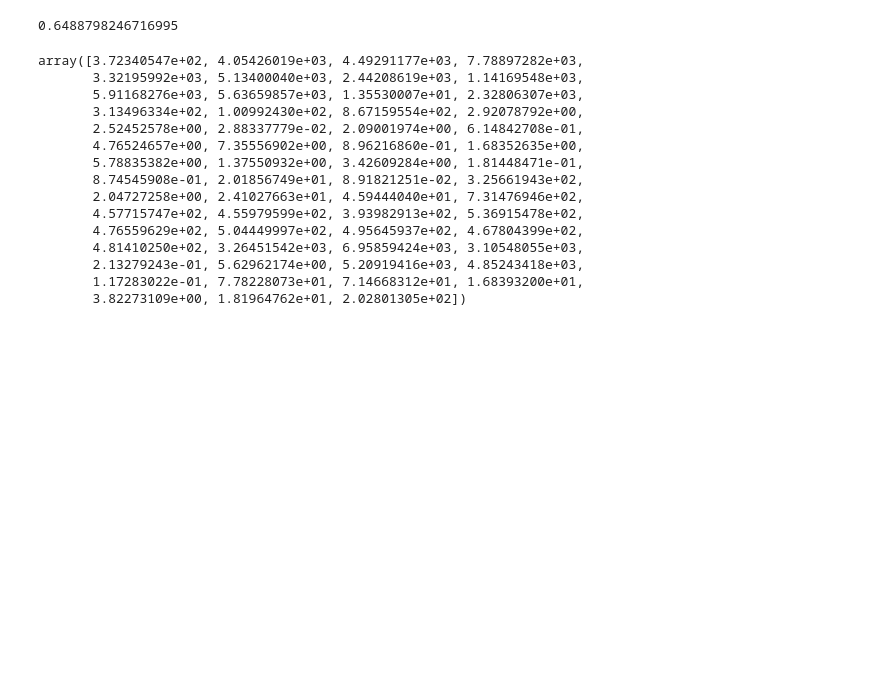
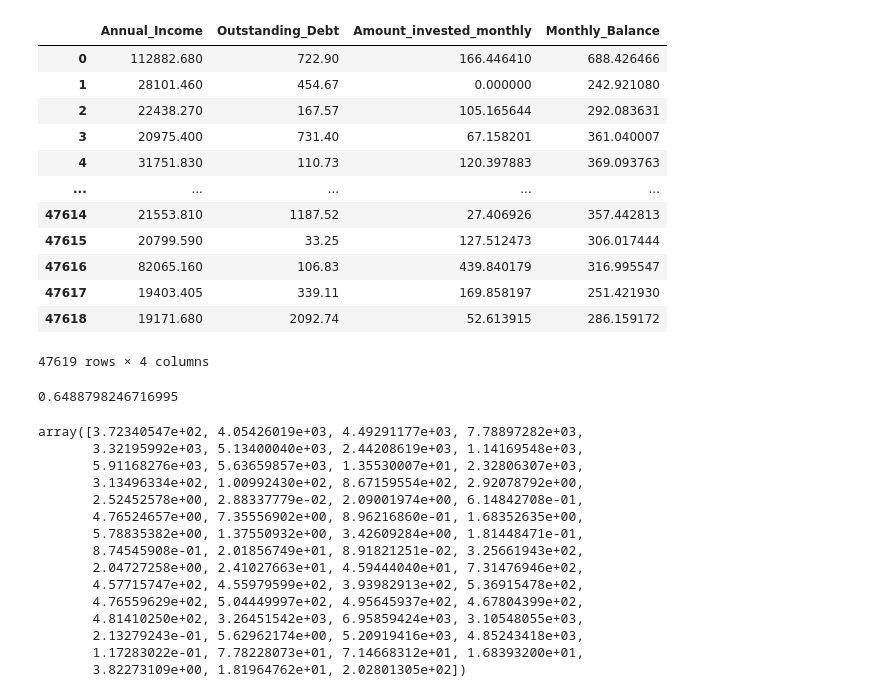
Before and after one commit to Strafred/CourseProject, a Jupyter notebook: third_notebook_features_extraction.ipynb, the cells around one changed output. Saved outputs shown, nothing was run; the diff lists cells and outputs as text; code cells hidden in the pictures; blank space fills up the shorter version.

```diff
--- a/third_notebook_features_extraction.ipynb
+++ b/third_notebook_features_extraction.ipynb
@@ -1,11 +1,33 @@
 # %%
 import pandas as pd
 
 train_data = pd.read_csv("train_data_preprocessed.csv")
 test_data = pd.read_csv("test_data_preprocessed.csv")
 
 train_y = train_data["Credit_Score"]
 train_x = train_data.drop(["Credit_Score"], axis=1)
+series = pd.Series([False,  True,  True,  True,  True,  True,  True,  True,  True,
+                    False,  True,  True,  True, False, False,  True,  True,  True,
+                    True,  True,  True,  True,  True,  True,  True,  True,  True,
+                    True,  True,  True,  True,  True,  True,  True,  True,  True,
+                    True,  True,  True,  True,  True,  True,  True,  True,  True,
+                    True,  True,  True,  True,  True,  True,  True,  True,  True,
+                    True,  True,  True,  True,  True])
+train_x.iloc[:, series[series == False].index]
+# %% [output]
+|  | Annual_Income | Outstanding_Debt | Amount_invested_monthly | Monthly_Balance |
+| 0 | 112882.680 | 722.90 | 166.446410 | 688.426466 |
+| 1 | 28101.460 | 454.67 | 0.000000 | 242.921080 |
+| 2 | 22438.270 | 167.57 | 105.165644 | 292.083631 |
+| 3 | 20975.400 | 731.40 | 67.158201 | 361.040007 |
+| 4 | 31751.830 | 110.73 | 120.397883 | 369.093763 |
+| ... | ... | ... | ... | ... |
+| 47614 | 21553.810 | 1187.52 | 27.406926 | 357.442813 |
+| 47615 | 20799.590 | 33.25 | 127.512473 | 306.017444 |
+| 47616 | 82065.160 | 106.83 | 439.840179 | 316.995547 |
+| 47617 | 19403.405 | 339.11 | 169.858197 | 251.421930 |
+| 47618 | 19171.680 | 2092.74 | 52.613915 | 286.159172 |
+47619 rows × 4 columns
 # %%
 from sklearn.model_selection import cross_val_score
 from sklearn.linear_model import LogisticRegression
```
Also changed, not shown: parts of 2 cells of this notebook, 1 other file.
